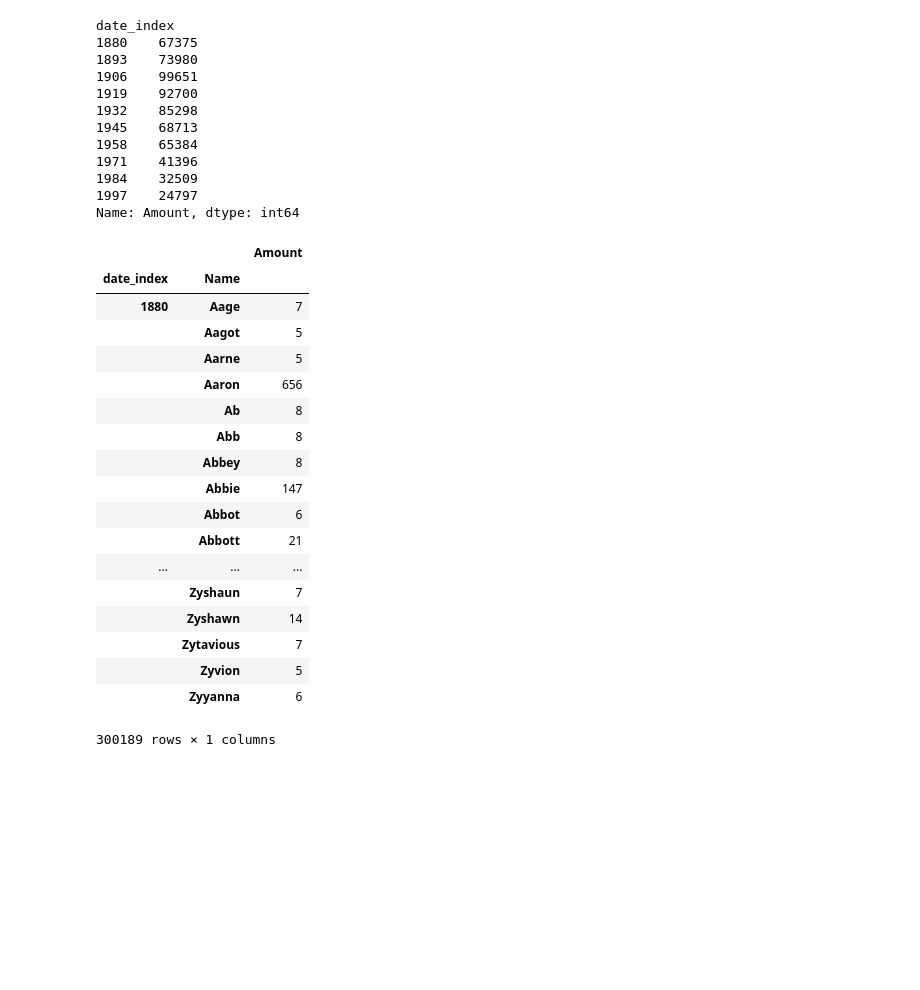
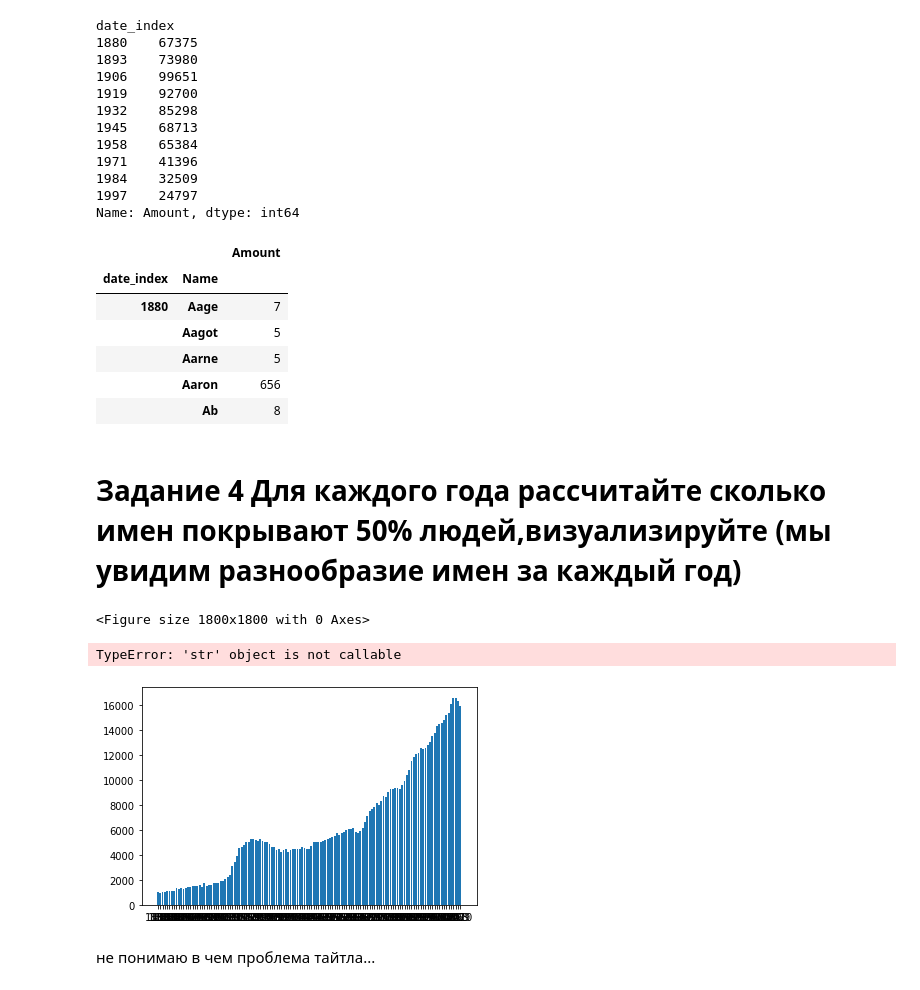
Before and after one commit to Clareety/otus_data_science, a Jupyter notebook: Debug 2 HW Dikov .ipynb, the cells around one changed output. Drawn from its saved outputs; the diff is of its cells as text; code cells hidden in the pictures; blank space fills up the shorter version.

```diff
--- a/Debug 2 HW Dikov .ipynb
+++ b/Debug 2 HW Dikov .ipynb
@@ -125,24 +125,12 @@ Name: Amount, dtype: int64
 # %%
 group_10_new = new_df.groupby(['date_index','Name']).agg({'Amount':'max'})
 # %%
-group_10_new
+group_10_new.head()
 # %% [output]
 |  |  | Amount |
 | date_index | Name |  |
 | 1880 | Aage | 7 |
 |  | Aagot | 5 |
 |  | Aarne | 5 |
 |  | Aaron | 656 |
 |  | Ab | 8 |
-|  | Abb | 8 |
-|  | Abbey | 8 |
-|  | Abbie | 147 |
-|  | Abbot | 6 |
-|  | Abbott | 21 |
-| ... | ... | ... |
-|  | Zyshaun | 7 |
-|  | Zyshawn | 14 |
-|  | Zytavious | 7 |
-|  | Zyvion | 5 |
-|  | Zyyanna | 6 |
-300189 rows × 1 columns
@@ -148,0 +145,2 @@ group_10_new
+# %% [markdown]
+#  Задание 4 Для каждого года рассчитайте сколько имен покрывают 50% людей,визуализируйте (мы увидим разнообразие имен за каждый год)
@@ -148,0 +162,18 @@ group_10_new
+# %%
+fg = plt.figure(figsize=(25,25))
+x = list(below_med.keys())
+y = list(below_med.values())
+# %% [output]
+<Figure size 1800x1800 with 0 Axes>
+# %%
+fg.add_subplot(111)
+plt.bar(x,y)
+plt.title('Сколько меньше медианы')
+plt.ylabel('кол-во имен')
+plt.xlabel('год')
+#plt.legend()
+# %% [output]
+TypeError: 'str' object is not callable
+[figure, added]
+# %% [markdown]
+не понимаю в чем проблема тайтла...
```
Also changed, not shown: parts of 29 cells of this notebook.
